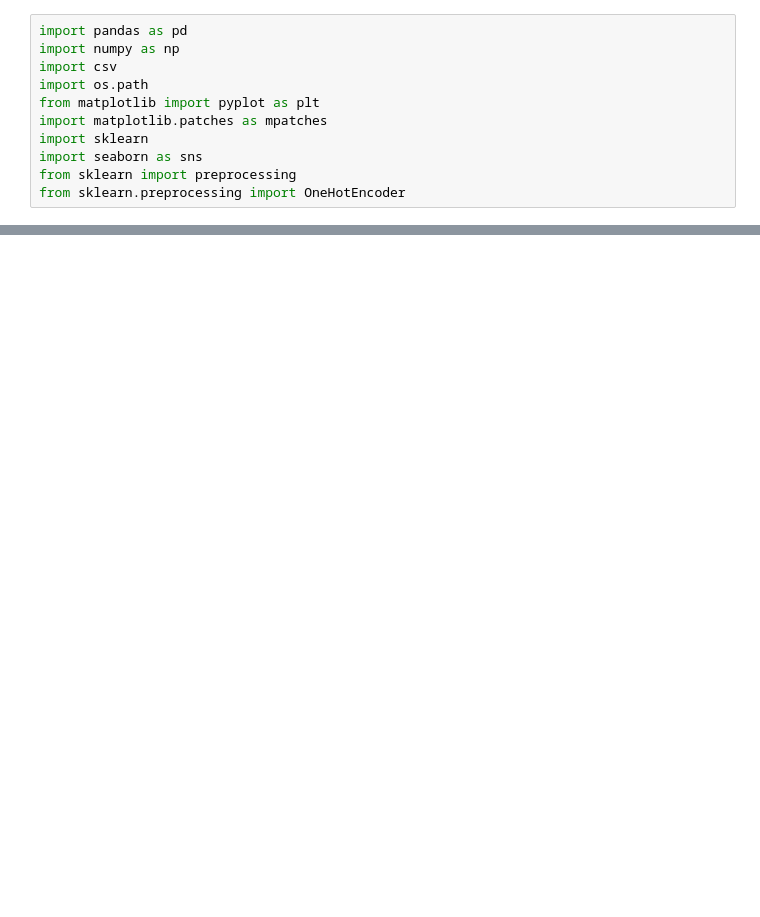
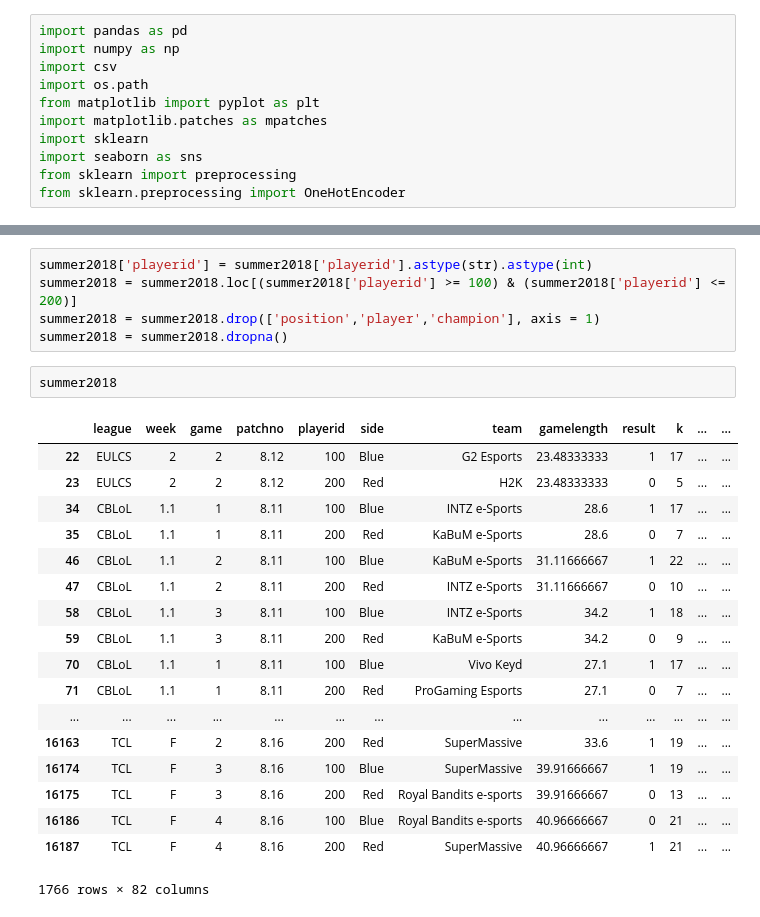
Before and after one commit to arons1618/match-prediction, a Jupyter notebook: ProMatchAnalysis.ipynb, the cells around one changed output, grey strips where cells are left out. Saved outputs shown, nothing was run; the diff lists cells and outputs as text; blank space fills up the shorter version.

```diff
--- a/ProMatchAnalysis.ipynb
+++ b/ProMatchAnalysis.ipynb
@@ -67,0 +100,26 @@ summer2019
+# %%
+summer2018['playerid'] = summer2018['playerid'].astype(str).astype(int)
+summer2018 = summer2018.loc[(summer2018['playerid'] >= 100) & (summer2018['playerid'] <= 200)]
+summer2018 = summer2018.drop(['position','player','champion'], axis = 1)
+summer2018 = summer2018.dropna()
+# %%
+summer2018
+# %% [output]
+|  | league | week | game | patchno | playerid | side | team | gamelength | result | k | ... | ... |
+| 22 | EULCS | 2 | 2 | 8.12 | 100 | Blue | G2 Esports | 23.48333333 | 1 | 17 | ... | ... |
+| 23 | EULCS | 2 | 2 | 8.12 | 200 | Red | H2K | 23.48333333 | 0 | 5 | ... | ... |
+| 34 | CBLoL | 1.1 | 1 | 8.11 | 100 | Blue | INTZ e-Sports | 28.6 | 1 | 17 | ... | ... |
+| 35 | CBLoL | 1.1 | 1 | 8.11 | 200 | Red | KaBuM e-Sports | 28.6 | 0 | 7 | ... | ... |
+| 46 | CBLoL | 1.1 | 2 | 8.11 | 100 | Blue | KaBuM e-Sports | 31.11666667 | 1 | 22 | ... | ... |
+| 47 | CBLoL | 1.1 | 2 | 8.11 | 200 | Red | INTZ e-Sports | 31.11666667 | 0 | 10 | ... | ... |
+| 58 | CBLoL | 1.1 | 3 | 8.11 | 100 | Blue | INTZ e-Sports | 34.2 | 1 | 18 | ... | ... |
+| 59 | CBLoL | 1.1 | 3 | 8.11 | 200 | Red | KaBuM e-Sports | 34.2 | 0 | 9 | ... | ... |
+| 70 | CBLoL | 1.1 | 1 | 8.11 | 100 | Blue | Vivo Keyd | 27.1 | 1 | 17 | ... | ... |
+| 71 | CBLoL | 1.1 | 1 | 8.11 | 200 | Red | ProGaming Esports | 27.1 | 0 | 7 | ... | ... |
+| ... | ... | ... | ... | ... | ... | ... | ... | ... | ... | ... | ... | ... |
+| 16163 | TCL | F | 2 | 8.16 | 200 | Red | SuperMassive | 33.6 | 1 | 19 | ... | ... |
+| 16174 | TCL | F | 3 | 8.16 | 100 | Blue | SuperMassive | 39.91666667 | 1 | 19 | ... | ... |
+| 16175 | TCL | F | 3 | 8.16 | 200 | Red | Royal Bandits e-sports | 39.91666667 | 0 | 13 | ... | ... |
+| 16186 | TCL | F | 4 | 8.16 | 100 | Blue | Royal Bandits e-sports | 40.96666667 | 0 | 21 | ... | ... |
+| 16187 | TCL | F | 4 | 8.16 | 200 | Red | SuperMassive | 40.96666667 | 1 | 21 | ... | ... |
+1766 rows × 82 columns
```
Also changed, not shown: parts of 23 cells of this notebook.
